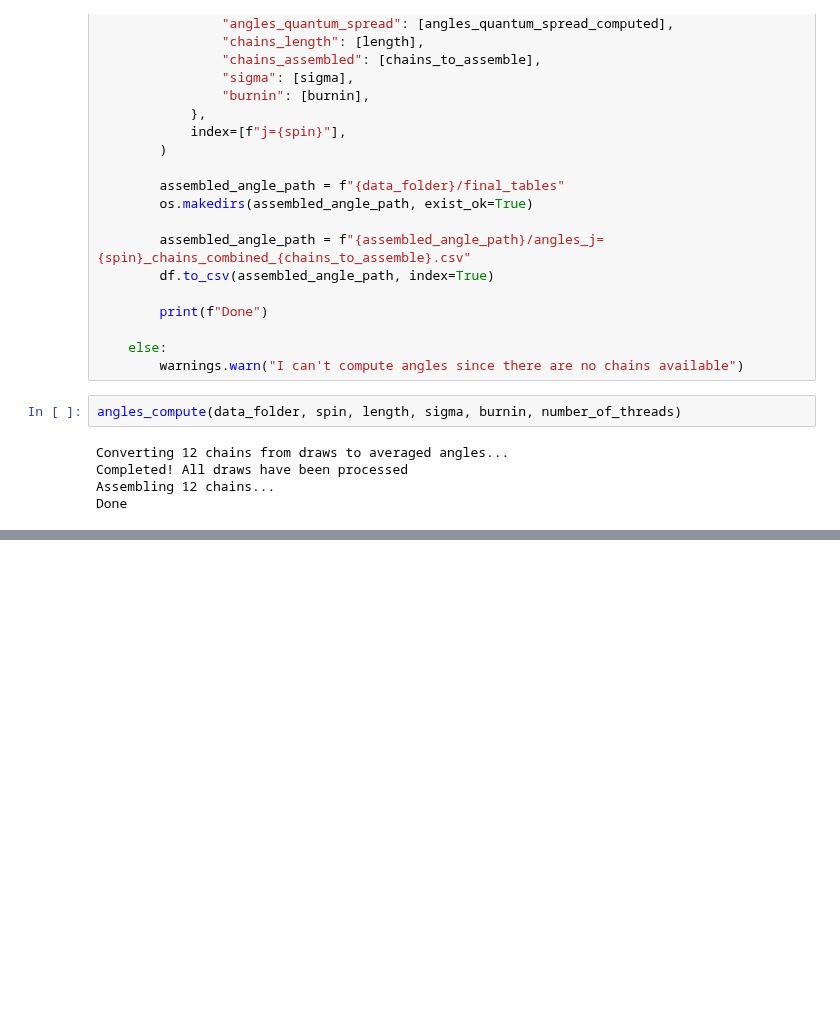
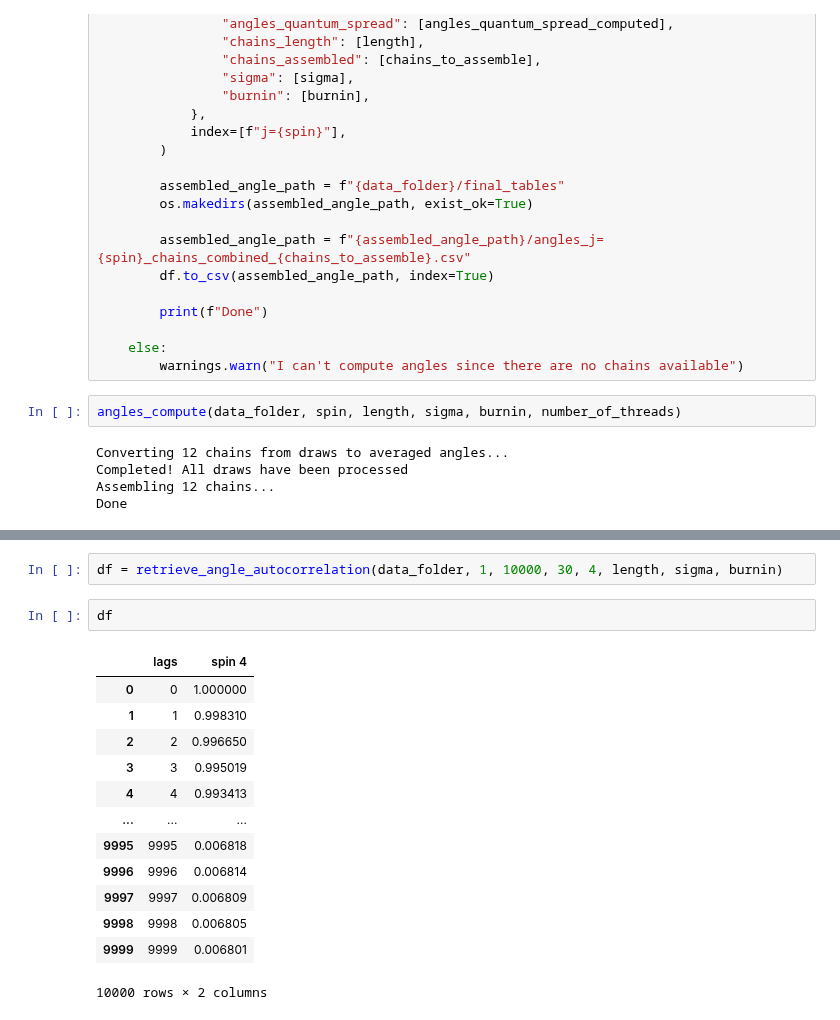
Before and after one commit to PietropaoloFrisoni/MCMC_16_cells_spinfoam, a Jupyter notebook: notebooks/Operators.ipynb, the cells around one changed output, grey strips where cells are left out. Drawn from its saved outputs; the diff is of its cells as text; blank space fills up the shorter version.

```diff
--- a/notebooks/Operators.ipynb
+++ b/notebooks/Operators.ipynb
@@ -364,0 +392,18 @@ Length: 100, dtype: float64
+# %%
+df = retrieve_angle_autocorrelation(data_folder, 1, 10000, 30, 4, length, sigma, burnin)
+# %%
+df
+# %% [output]
+|  | lags | spin 4 |
+| 0 | 0 | 1.000000 |
+| 1 | 1 | 0.998310 |
+| 2 | 2 | 0.996650 |
+| 3 | 3 | 0.995019 |
+| 4 | 4 | 0.993413 |
+| ... | ... | ... |
+| 9995 | 9995 | 0.006818 |
+| 9996 | 9996 | 0.006814 |
+| 9997 | 9997 | 0.006809 |
+| 9998 | 9998 | 0.006805 |
+| 9999 | 9999 | 0.006801 |
+10000 rows × 2 columns
```
Also changed, not shown: parts of 9 cells of this notebook, 2 other files.
